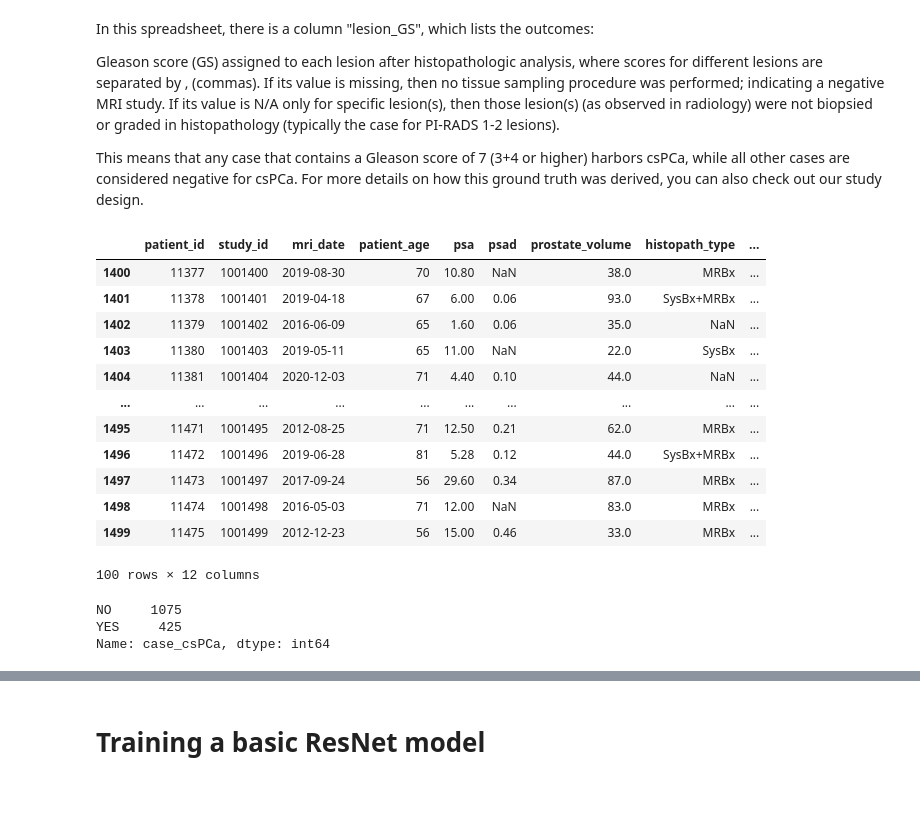
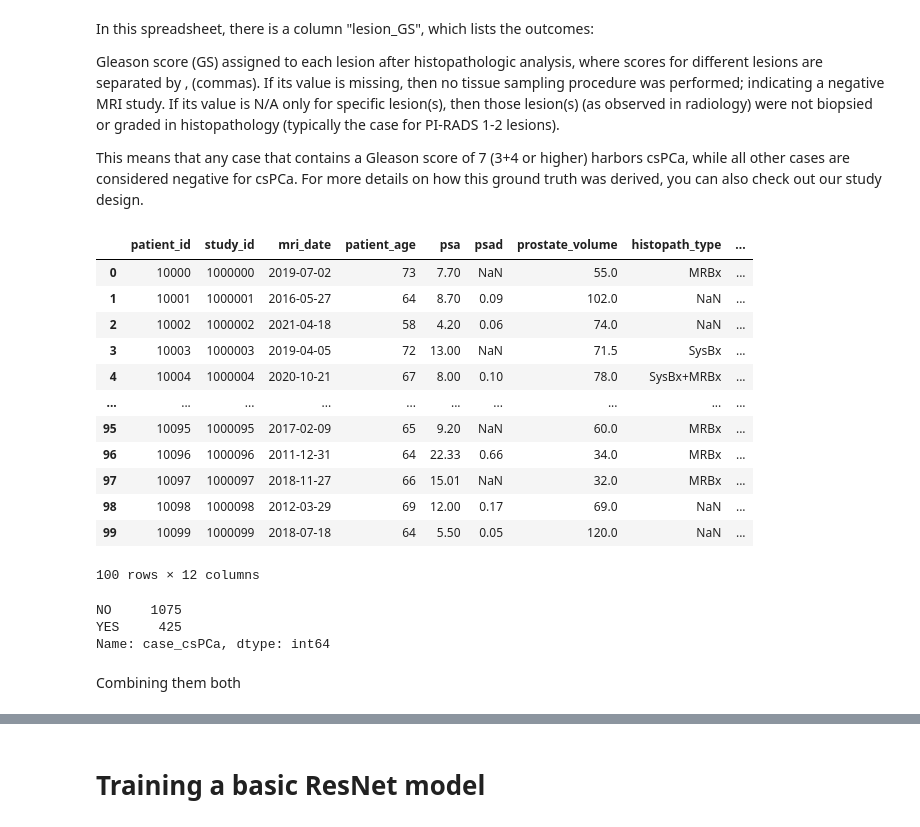
Before and after one commit to Kimberly97llp/cvproject, a Jupyter notebook: trial.ipynb, the cells around one changed output, grey strips where cells are left out. Cells and saved outputs as stored; diff of their text form; code cells hidden in the pictures; blank space fills up the shorter version.

```diff
--- a/trial.ipynb
+++ b/trial.ipynb
@@ -122,20 +111,20 @@ This means that any case that contains a Gleason score of 7 (3+4 or higher) harb
 import pandas as pd
 df = pd.read_csv("../marksheet.csv")
 # %%
-df.tail(100)
+df.head(100)
 # %% [output]
 |  | patient_id | study_id | mri_date | patient_age | psa | psad | prostate_volume | histopath_type | ... |
-| 1400 | 11377 | 1001400 | 2019-08-30 | 70 | 10.80 | NaN | 38.0 | MRBx | ... |
-| 1401 | 11378 | 1001401 | 2019-04-18 | 67 | 6.00 | 0.06 | 93.0 | SysBx+MRBx | ... |
-| 1402 | 11379 | 1001402 | 2016-06-09 | 65 | 1.60 | 0.06 | 35.0 | NaN | ... |
-| 1403 | 11380 | 1001403 | 2019-05-11 | 65 | 11.00 | NaN | 22.0 | SysBx | ... |
-| 1404 | 11381 | 1001404 | 2020-12-03 | 71 | 4.40 | 0.10 | 44.0 | NaN | ... |
+| 0 | 10000 | 1000000 | 2019-07-02 | 73 | 7.70 | NaN | 55.0 | MRBx | ... |
+| 1 | 10001 | 1000001 | 2016-05-27 | 64 | 8.70 | 0.09 | 102.0 | NaN | ... |
+| 2 | 10002 | 1000002 | 2021-04-18 | 58 | 4.20 | 0.06 | 74.0 | NaN | ... |
+| 3 | 10003 | 1000003 | 2019-04-05 | 72 | 13.00 | NaN | 71.5 | SysBx | ... |
+| 4 | 10004 | 1000004 | 2020-10-21 | 67 | 8.00 | 0.10 | 78.0 | SysBx+MRBx | ... |
 | ... | ... | ... | ... | ... | ... | ... | ... | ... | ... |
-| 1495 | 11471 | 1001495 | 2012-08-25 | 71 | 12.50 | 0.21 | 62.0 | MRBx | ... |
-| 1496 | 11472 | 1001496 | 2019-06-28 | 81 | 5.28 | 0.12 | 44.0 | SysBx+MRBx | ... |
-| 1497 | 11473 | 1001497 | 2017-09-24 | 56 | 29.60 | 0.34 | 87.0 | MRBx | ... |
-| 1498 | 11474 | 1001498 | 2016-05-03 | 71 | 12.00 | NaN | 83.0 | MRBx | ... |
-| 1499 | 11475 | 1001499 | 2012-12-23 | 56 | 15.00 | 0.46 | 33.0 | MRBx | ... |
+| 95 | 10095 | 1000095 | 2017-02-09 | 65 | 9.20 | NaN | 60.0 | MRBx | ... |
+| 96 | 10096 | 1000096 | 2011-12-31 | 64 | 22.33 | 0.66 | 34.0 | MRBx | ... |
+| 97 | 10097 | 1000097 | 2018-11-27 | 66 | 15.01 | NaN | 32.0 | MRBx | ... |
+| 98 | 10098 | 1000098 | 2012-03-29 | 69 | 12.00 | 0.17 | 69.0 | NaN | ... |
+| 99 | 10099 | 1000099 | 2018-07-18 | 64 | 5.50 | 0.05 | 120.0 | NaN | ... |
 100 rows × 12 columns
 # %%
 #want to see how many case_csPCA are positive
@@ -144,3 +133,5 @@ df['case_csPCa'].value_counts()
 NO     1075
 YES     425
 Name: case_csPCa, dtype: int64
+# %% [markdown]
+Combining them both
```
Also changed, not shown: parts of 7 cells of this notebook.
